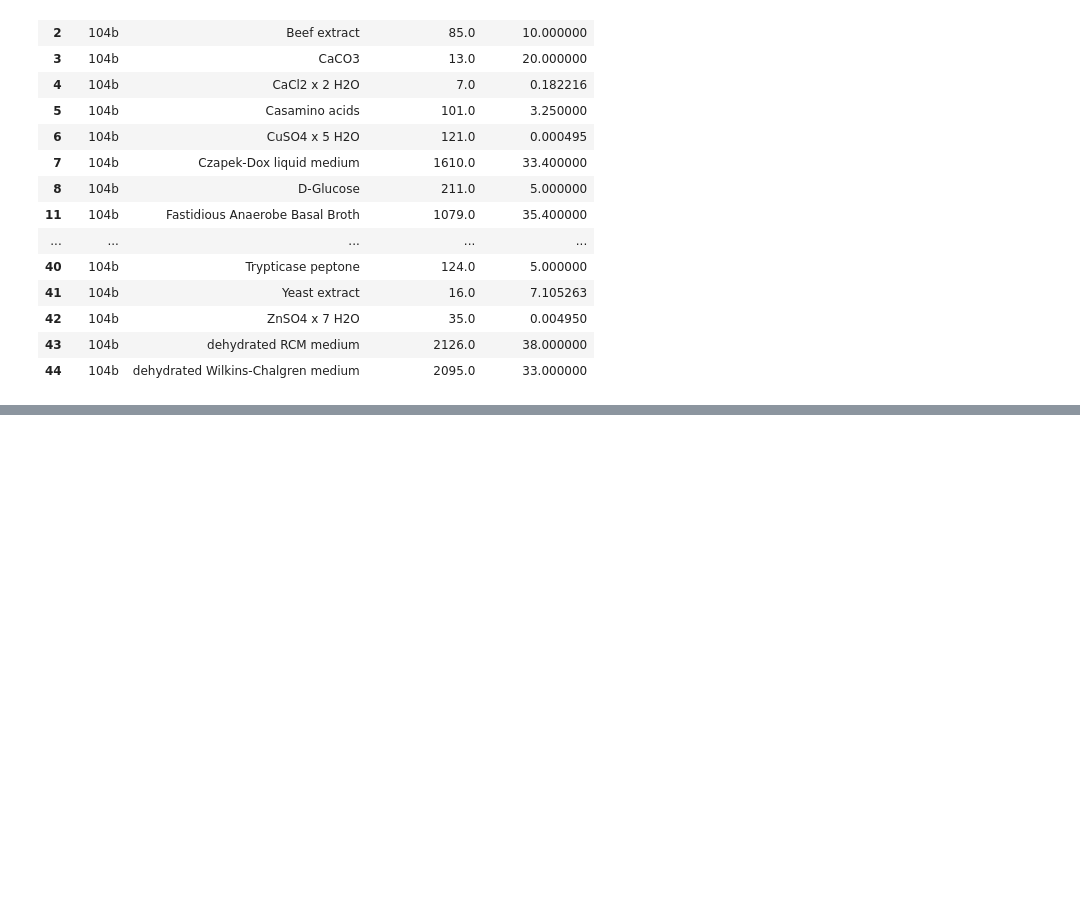
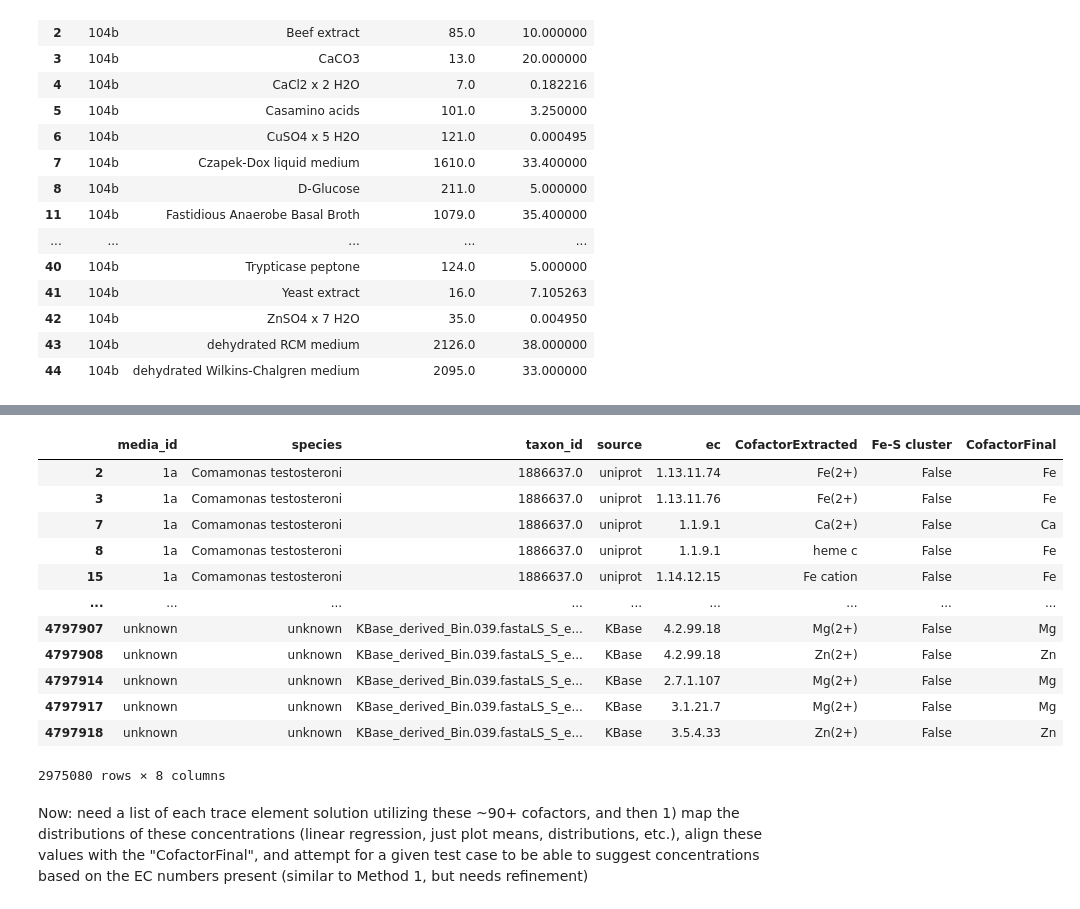
Before and after one commit to giovannellilab/media-prediction, a Jupyter notebook: notebooks/07-Concentration-Mapping.ipynb, the cells around one changed output, grey strips where cells are left out. Cells and saved outputs as stored; diff of their text form; code cells hidden in the pictures; blank space fills up the shorter version.

```diff
--- a/notebooks/07-Concentration-Mapping.ipynb
+++ b/notebooks/07-Concentration-Mapping.ipynb
@@ -576,0 +641,12 @@ recipe
+# %%
+# Load ec and cofactor info
+
+trco = pd.read_csv(os.path.join(DATA_DIR, "cofactors", "cofactors-taxa.csv"), low_memory=False)
+trco = trco[["Query EC", "CofactorExtracted", "Fe-S cluster", "CofactorFinal"]]
+trco = trco.rename(columns={"Query EC": "ec"})
+
+trta = pd.read_csv(os.path.join(DATA_DIR, "model", "ml_input.csv"), low_memory=False)
+
+cfdf = pd.merge(left=trta, right=trco, on="ec", how="left")
+
+cfdf.head()
@@ -576,0 +660,23 @@ recipe
+# %%
+# Focus on metals / trace elements:
+metals = pd.read_csv(os.path.join(DATA_DIR, "cofactors", "metals-list.csv"))
+meli = metals["Metals"].to_list()
+filter = cfdf["CofactorFinal"].isin(meli)
+meco = cfdf[filter]
+meco
+# %% [output]
+|  | media_id | species | taxon_id | source | ec | CofactorExtracted | Fe-S cluster | CofactorFinal |
+| 2 | 1a | Comamonas testosteroni | 1886637.0 | uniprot | 1.13.11.74 | Fe(2+) | False | Fe |
+| 3 | 1a | Comamonas testosteroni | 1886637.0 | uniprot | 1.13.11.76 | Fe(2+) | False | Fe |
+| 7 | 1a | Comamonas testosteroni | 1886637.0 | uniprot | 1.1.9.1 | Ca(2+) | False | Ca |
+| 8 | 1a | Comamonas testosteroni | 1886637.0 | uniprot | 1.1.9.1 | heme c | False | Fe |
+| 15 | 1a | Comamonas testosteroni | 1886637.0 | uniprot | 1.14.12.15 | Fe cation | False | Fe |
+| ... | ... | ... | ... | ... | ... | ... | ... | ... |
+| 4797907 | unknown | unknown | KBase_derived_Bin.039.fastaLS_S_e... | KBase | 4.2.99.18 | Mg(2+) | False | Mg |
+| 4797908 | unknown | unknown | KBase_derived_Bin.039.fastaLS_S_e... | KBase | 4.2.99.18 | Zn(2+) | False | Zn |
+| 4797914 | unknown | unknown | KBase_derived_Bin.039.fastaLS_S_e... | KBase | 2.7.1.107 | Mg(2+) | False | Mg |
+| 4797917 | unknown | unknown | KBase_derived_Bin.039.fastaLS_S_e... | KBase | 3.1.21.7 | Mg(2+) | False | Mg |
+| 4797918 | unknown | unknown | KBase_derived_Bin.039.fastaLS_S_e... | KBase | 3.5.4.33 | Zn(2+) | False | Zn |
+2975080 rows × 8 columns
+# %% [markdown]
+Now: need a list of each trace element solution utilizing these ~90+ cofactors, and then 1) map the distributions of these concentrations (linear regression, just plot means, distributions, etc.), align these values with the "CofactorFinal", and attempt for a given test case to be able to suggest concentrations based on the EC numbers present (similar to Method 1, but needs refinement)
```
Also changed, not shown: parts of 14 cells of this notebook, 2 other files.
